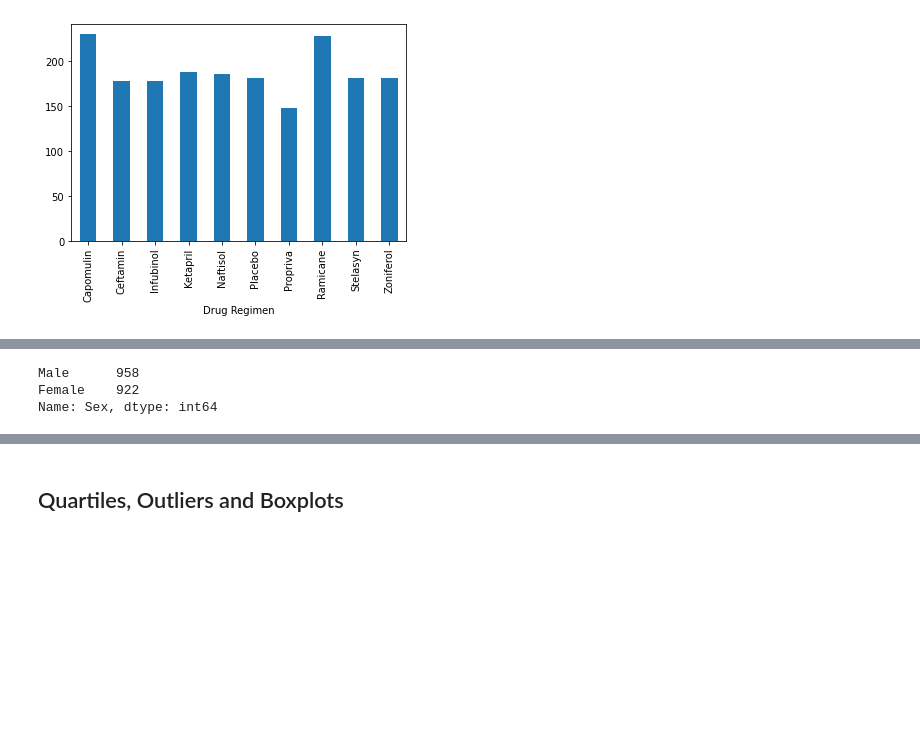
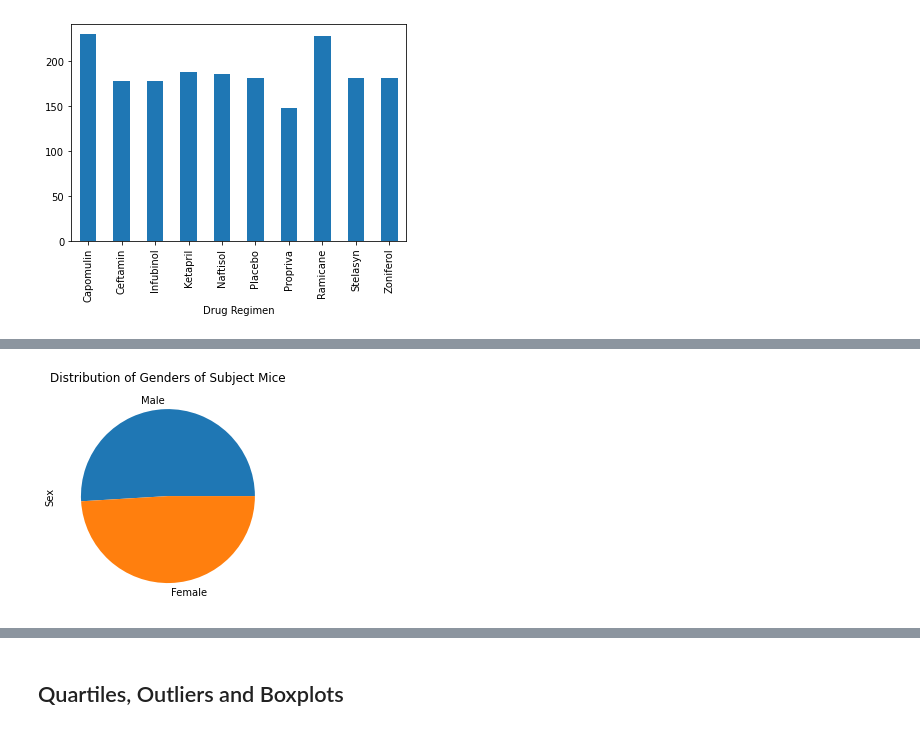
Before and after one commit to millerbrook/matplotlib_challenge, a Jupyter notebook: Pymaceuticals/pymaceuticals_starter.ipynb, the cells around one changed output, grey strips where cells are left out. Cells and saved outputs as stored; diff of their text form; code cells hidden in the pictures; blank space fills up the shorter version.

```diff
--- a/Pymaceuticals/pymaceuticals_starter.ipynb
+++ b/Pymaceuticals/pymaceuticals_starter.ipynb
@@ -175,9 +171,8 @@ plt.show()
 # %%
 # Generate a pie plot showing the distribution of female versus male mice using pandas
-
 source_gender = clean_data["Sex"].value_counts()
-source_gender
+source_gender.plot.pie(title="Distribution of Genders of Subject Mice")
+plt.show()
+#note: how do I rotate, remove y label, insert %s like below?
 # %% [output]
-Male      958
-Female    922
-Name: Sex, dtype: int64
+[figure, added]
```
Also changed, not shown: parts of 11 cells of this notebook.
